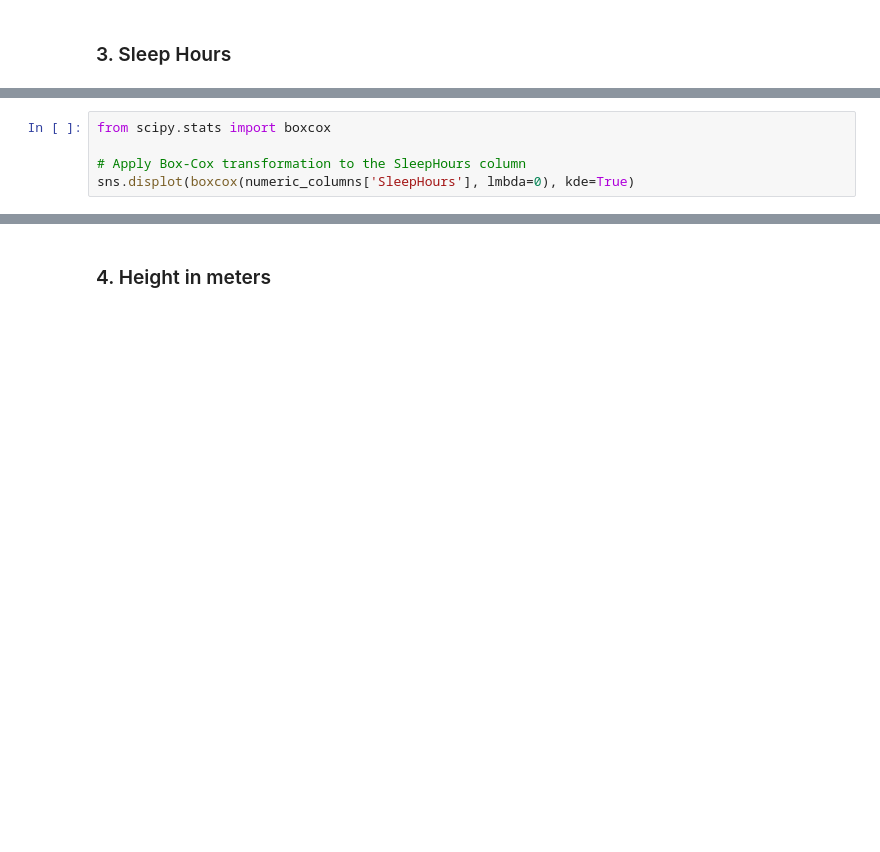
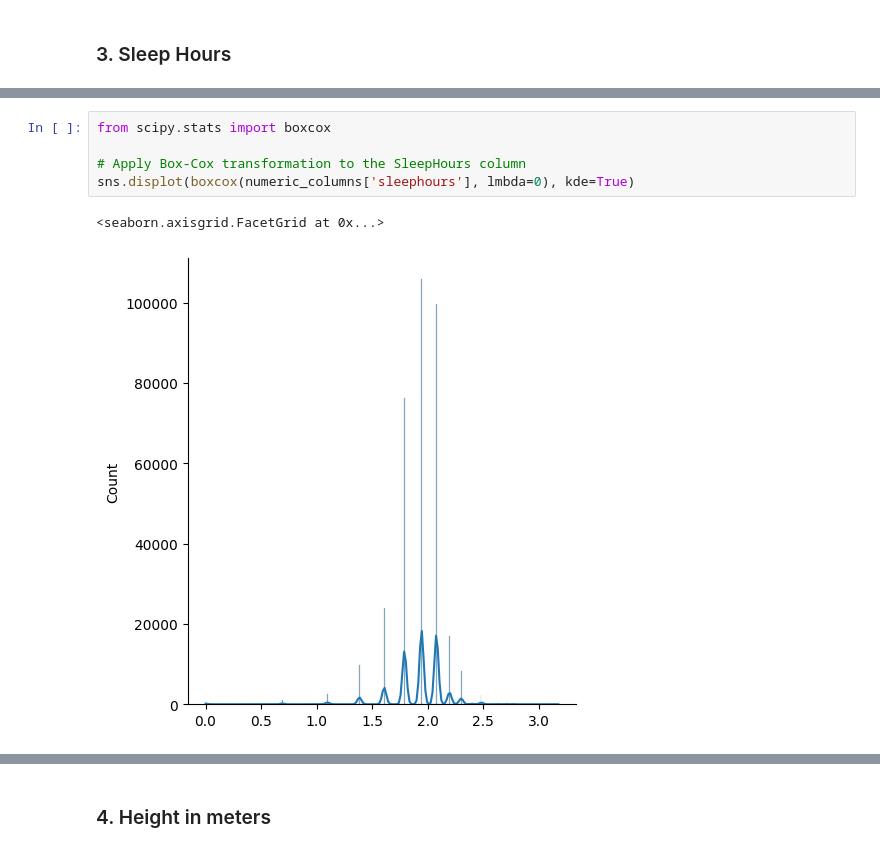
Before and after one commit to theCodeCS/heart_disease_predictor, a Jupyter notebook: heart_disease_predictor/heart_disease.ipynb, the cells around one changed output, grey strips where cells are left out. Saved outputs shown, nothing was run; the diff lists cells and outputs as text; blank space fills up the shorter version.

```diff
--- a/heart_disease_predictor/heart_disease.ipynb
+++ b/heart_disease_predictor/heart_disease.ipynb
@@ -502,6 +516,9 @@ numeric_columns['SleepHours'].describe()
 # %%
 from scipy.stats import boxcox
 
 # Apply Box-Cox transformation to the SleepHours column
-sns.displot(boxcox(numeric_columns['SleepHours'], lmbda=0), kde=True)
+sns.displot(boxcox(numeric_columns['sleephours'], lmbda=0), kde=True)
+# %% [output]
+<seaborn.axisgrid.FacetGrid at 0x...>
+[figure, added]
 # %%
```
Also changed, not shown: parts of 70 cells of this notebook.
